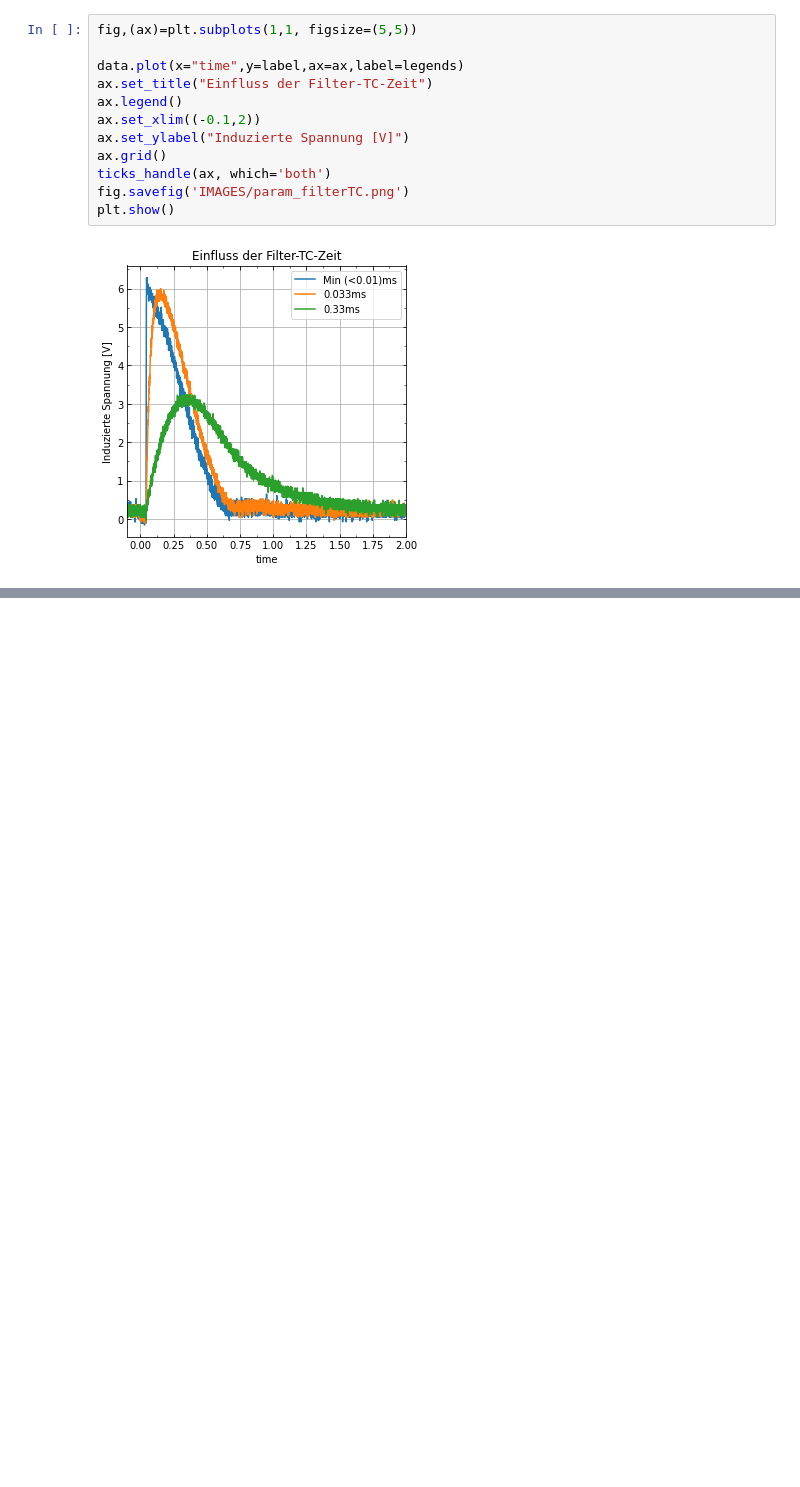
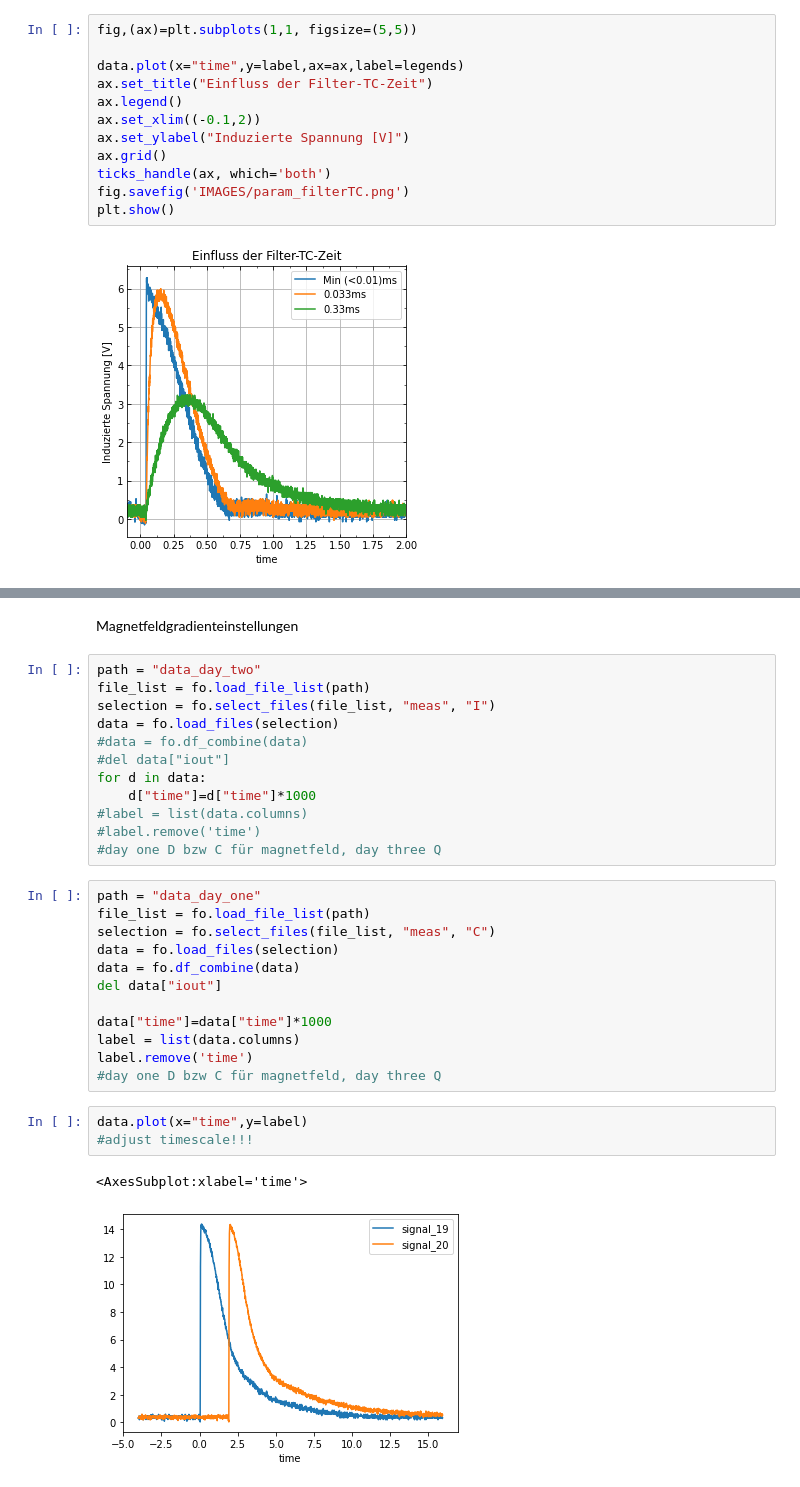
Before and after one commit to kolja-wagner/nmr_fkp, a Jupyter notebook: parameter.ipynb, the cells around one changed output, grey strips where cells are left out. Cells and saved outputs as stored; diff of their text form; blank space fills up the shorter version.

```diff
--- a/parameter.ipynb
+++ b/parameter.ipynb
@@ -56,3 +36,35 @@ _deepnote_run_altair(data, """{"$schema":"https://vega.github.io/schema/vega-lit
+# %% [markdown]
+Magnetfeldgradienteinstellungen
+# %%
+path = "data_day_two"
+file_list = fo.load_file_list(path)
+selection = fo.select_files(file_list, "meas", "I")
+data = fo.load_files(selection)
+#data = fo.df_combine(data)
+#del data["iout"]
+for d in data:
+    d["time"]=d["time"]*1000
+#label = list(data.columns)
+#label.remove('time')
+#day one D bzw C für magnetfeld, day three Q
+# %%
+path = "data_day_one"
+file_list = fo.load_file_list(path)
+selection = fo.select_files(file_list, "meas", "C")
+data = fo.load_files(selection)
+data = fo.df_combine(data)
+del data["iout"]
+
+data["time"]=data["time"]*1000
+label = list(data.columns)
+label.remove('time')
+#day one D bzw C für magnetfeld, day three Q
+# %%
+data.plot(x="time",y=label)
+#adjust timescale!!!
+# %% [output]
+<AxesSubplot:xlabel='time'>
+[figure, added]
 # %% [markdown]
 <a style='text-decoration:none;line-height:16px;display:flex;color:#5B5B62;padding:10px;justify-content:end;' href='https://deepnote.com?utm_source=created-in-deepnote-cell&projectId=c333ff75-d5d2-432c-b928-cf45631da0c3' target="_blank">
 <img alt='Created in deepnote.com' style='display:inline;max-height:16px;margin:0px;margin-right:7.5px;' src='embedded-picture-1' > </img>
```
Also changed, not shown: parts of 2 cells of this notebook.
